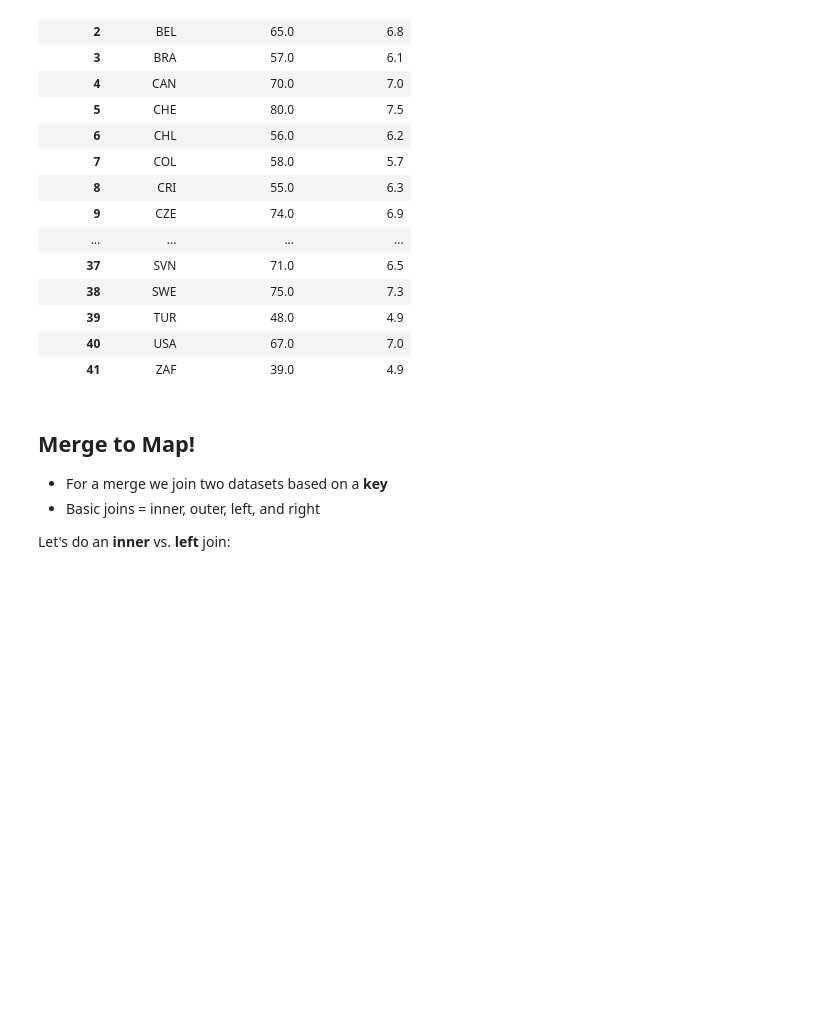
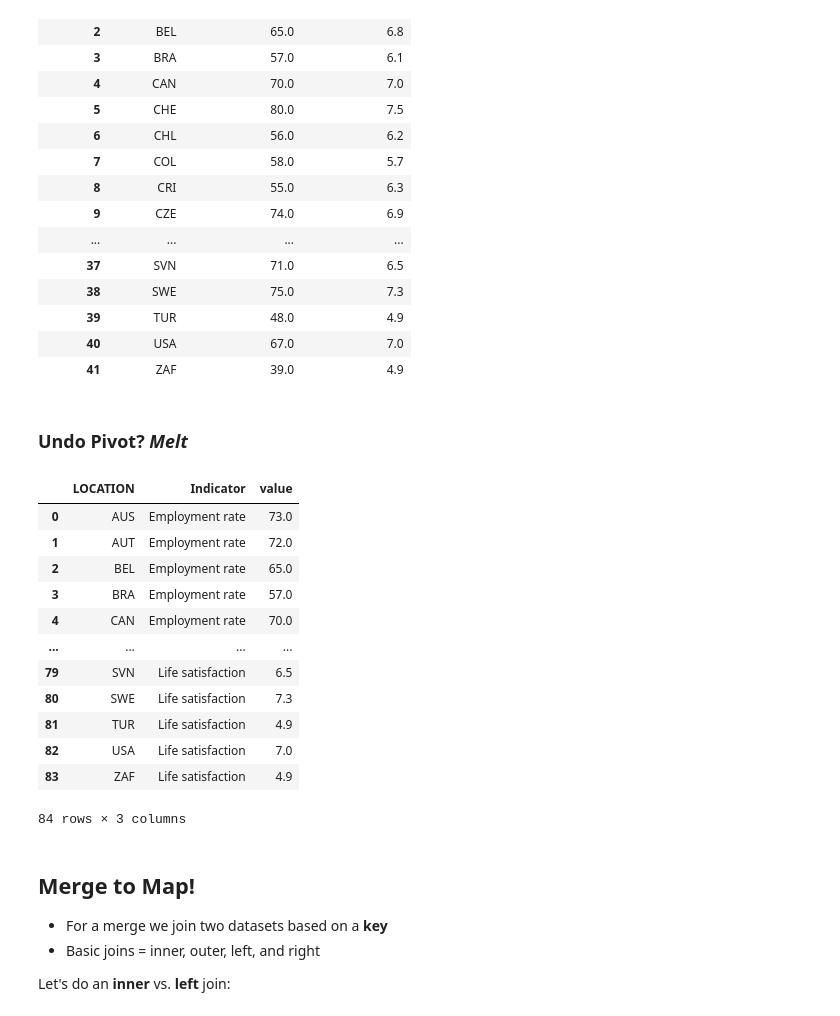
Before and after one commit to seikenberry1/ML_Course, a Jupyter notebook: Lectures/DAT402_L02_Python_Intro.ipynb, the cells around one changed output. Cells and saved outputs as stored; diff of their text form; code cells hidden in the pictures; blank space fills up the shorter version.

```diff
--- a/Lectures/DAT402_L02_Python_Intro.ipynb
+++ b/Lectures/DAT402_L02_Python_Intro.ipynb
@@ -942,7 +942,8 @@ df_pivot
 | ZAF | 39.0 | 4.9 |
 # %%
 #To reset the index:
-df_pivot.reset_index()
+df_pivot = df_pivot.reset_index()
+df_pivot
 # %% [output]
 | Indicator | LOCATION | Employment rate | Life satisfaction |
 | 0 | AUS | 73.0 | 7.1 |
@@ -961,6 +962,26 @@ df_pivot.reset_index()
 | 39 | TUR | 48.0 | 4.9 |
 | 40 | USA | 67.0 | 7.0 |
 | 41 | ZAF | 39.0 | 4.9 |
+# %% [markdown]
+### Undo Pivot? *Melt*
+# %%
+#Behold!
+
+pd.melt(df_pivot, id_vars=['LOCATION'], value_vars=['Employment rate', 'Life satisfaction'])
+# %% [output]
+|  | LOCATION | Indicator | value |
+| 0 | AUS | Employment rate | 73.0 |
+| 1 | AUT | Employment rate | 72.0 |
+| 2 | BEL | Employment rate | 65.0 |
+| 3 | BRA | Employment rate | 57.0 |
+| 4 | CAN | Employment rate | 70.0 |
+| ... | ... | ... | ... |
+| 79 | SVN | Life satisfaction | 6.5 |
+| 80 | SWE | Life satisfaction | 7.3 |
+| 81 | TUR | Life satisfaction | 4.9 |
+| 82 | USA | Life satisfaction | 7.0 |
+| 83 | ZAF | Life satisfaction | 4.9 |
+84 rows × 3 columns
 # %% [markdown]
 ## Merge to Map!
 
```
